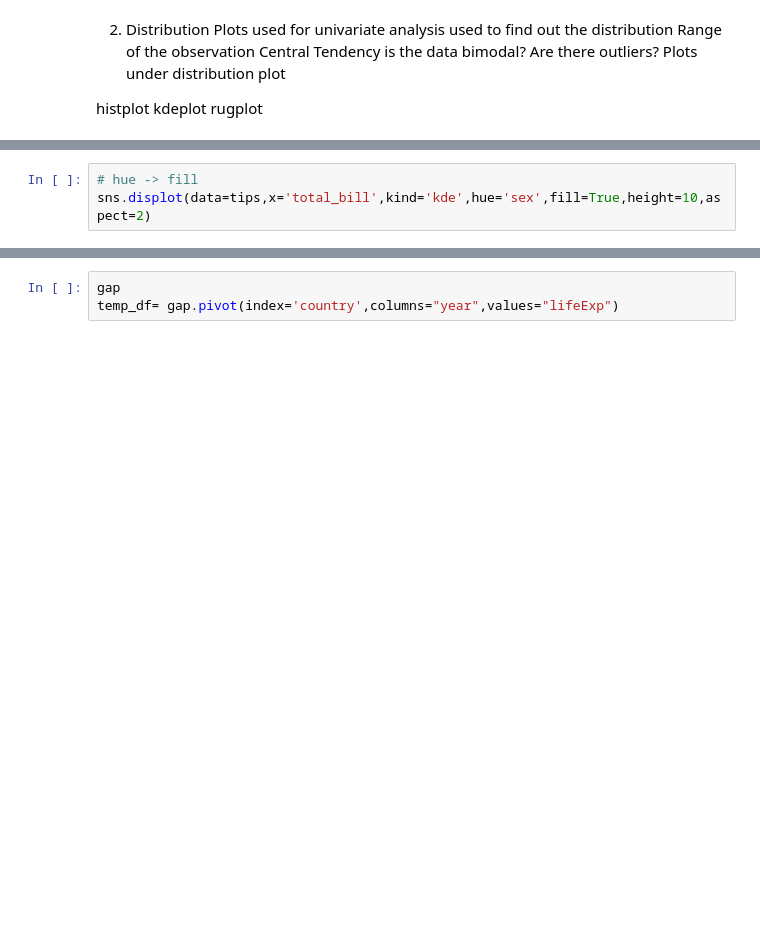
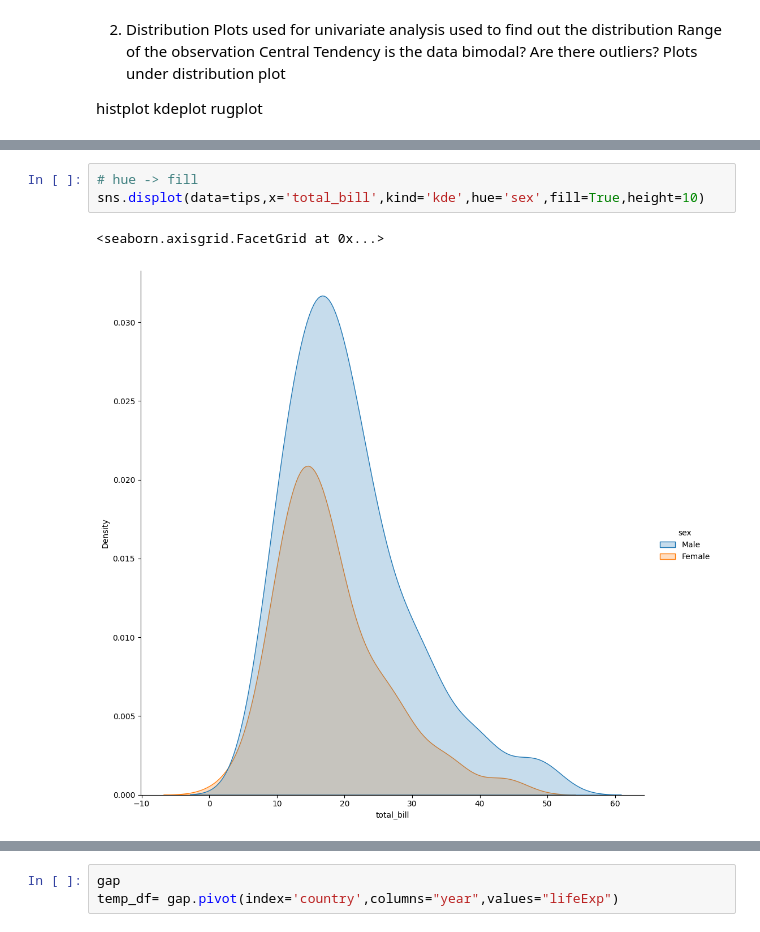
Before and after one commit to Misbahuddin111/Data-visualization, a Jupyter notebook: 25 session seaborn .ipynb, the cells around one changed output, grey strips where cells are left out. Cells and saved outputs as stored; diff of their text form; blank space fills up the shorter version.

```diff
--- a/25 session seaborn .ipynb
+++ b/25 session seaborn .ipynb
@@ -75,6 +126,9 @@ sns.kdeplot(data=data, x='Scores', hue='Class')
 # %%
 # hue -> fill
-sns.displot(data=tips,x='total_bill',kind='kde',hue='sex',fill=True,height=10,aspect=2)
+sns.displot(data=tips,x='total_bill',kind='kde',hue='sex',fill=True,height=10)
+# %% [output]
+<seaborn.axisgrid.FacetGrid at 0x...>
+[figure, added]
 # %%
 # rugplot
 
```
Also changed, not shown: parts of 20 cells of this notebook, 1 other file.
